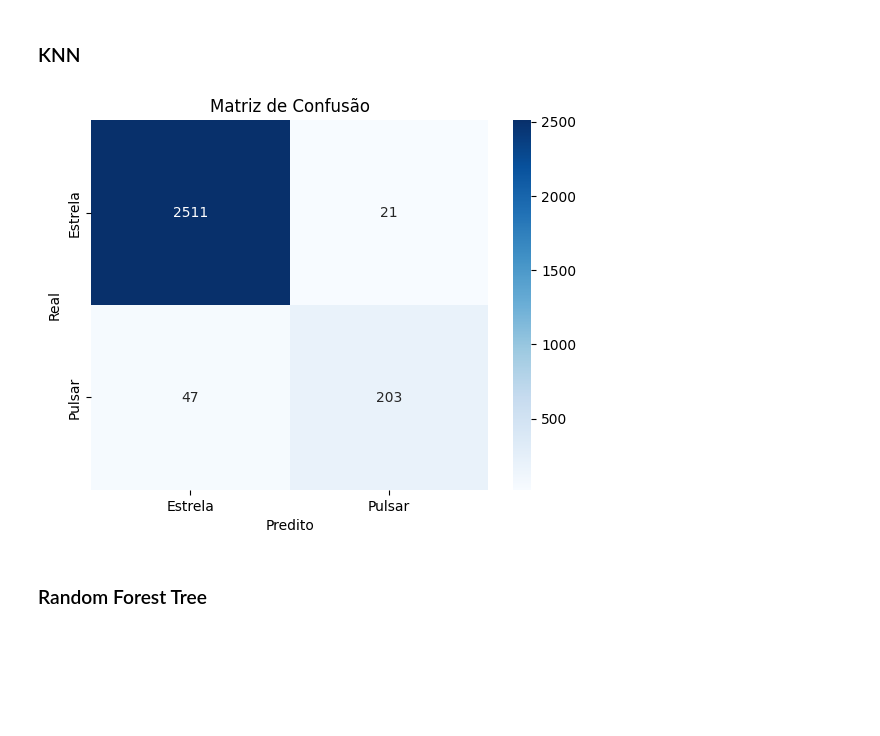
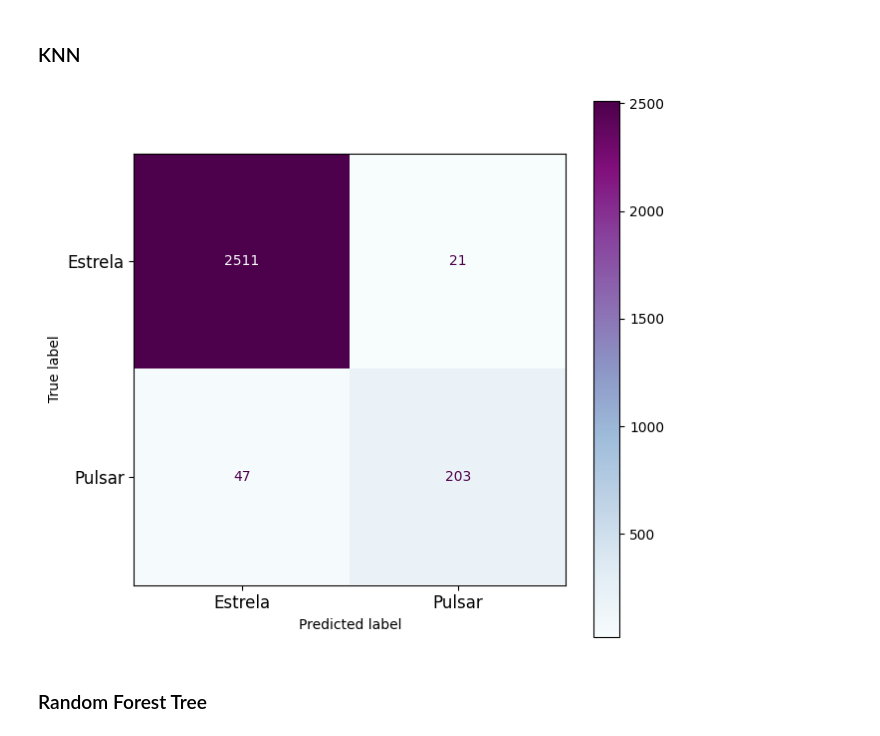
Before and after one commit to rubity/tratamentoDados, a Jupyter notebook: Módulo 3/PulsarDetect.ipynb, the cells around one changed output. Drawn from its saved outputs; the diff is of its cells as text; code cells hidden in the pictures; blank space fills up the shorter version.

```diff
--- a/Módulo 3/PulsarDetect.ipynb
+++ b/Módulo 3/PulsarDetect.ipynb
@@ -104,2 +122,3 @@ X_test = scaler.fit_transform(X_test)
 # %%
-result_df = pd.DataFrame(columns=["Kernel", "Regularisation", "Accuracy", "Precision", "Recall", "F1 Score"])
+# Definindo um dataframe para exibir posteriorment os resultados
+result = pd.DataFrame(columns=["Kernel", "Regularisation", "Accuracy", "Precision", "Recall", "F1 Score"])
@@ -169,16 +216,22 @@ knn_model = KNeighborsClassifier(n_neighbors=3)  # Escolha o número adequado de
 knn_model.fit(X_train, y_train)
 
 # Avaliação do Modelo
-y_pred = knn_model.predict(X_test)
+knn_y_pred = knn_model.predict(X_test)
 # %%
-cm = confusion_matrix(y_test, y_pred)
-sns.heatmap(cm, annot=True, fmt="d", cmap="Blues", xticklabels=['Estrela', 'Pulsar'], yticklabels=['Estrela', 'Pulsar'])
-plt.xlabel('Predito')
-plt.ylabel('Real')
-plt.title('Matriz de Confusão')
-plt.show()
+# cm = confusion_matrix(y_test, y_pred)
+# sns.heatmap(cm, annot=True, fmt="d", cmap="Blues", xticklabels=['Estrela', 'Pulsar'], yticklabels=['Estrela', 'Pulsar'])
+# plt.xlabel('Predito')
+# plt.ylabel('Real')
+# plt.title('Matriz de Confusão')
+# plt.show()
+
+#Código para a matriz de confusão
+fig, ax = plt.subplots(figsize=(7,7))
+ConfusionMatrixDisplay.from_predictions(y_test, knn_y_pred , labels = [0,1], display_labels = ['Estrela', 'Pulsar'], cmap='BuPu', ax=ax)
+
+ax.tick_params(axis='both', which='major', labelsize=12)
 # %% [output]
-[figure, old version]
+[figure, new version]
 # %% [markdown]
 ### Random Forest Tree
 # %%
```
Also changed, not shown: parts of 24 cells of this notebook, 1 other file.
